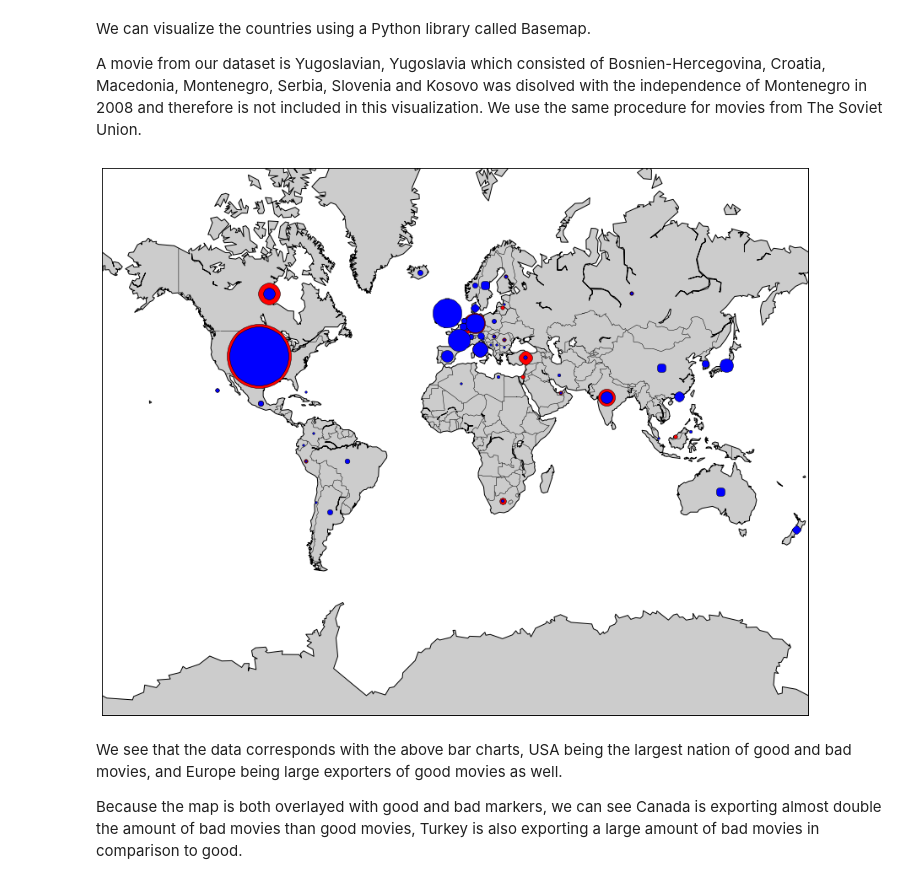
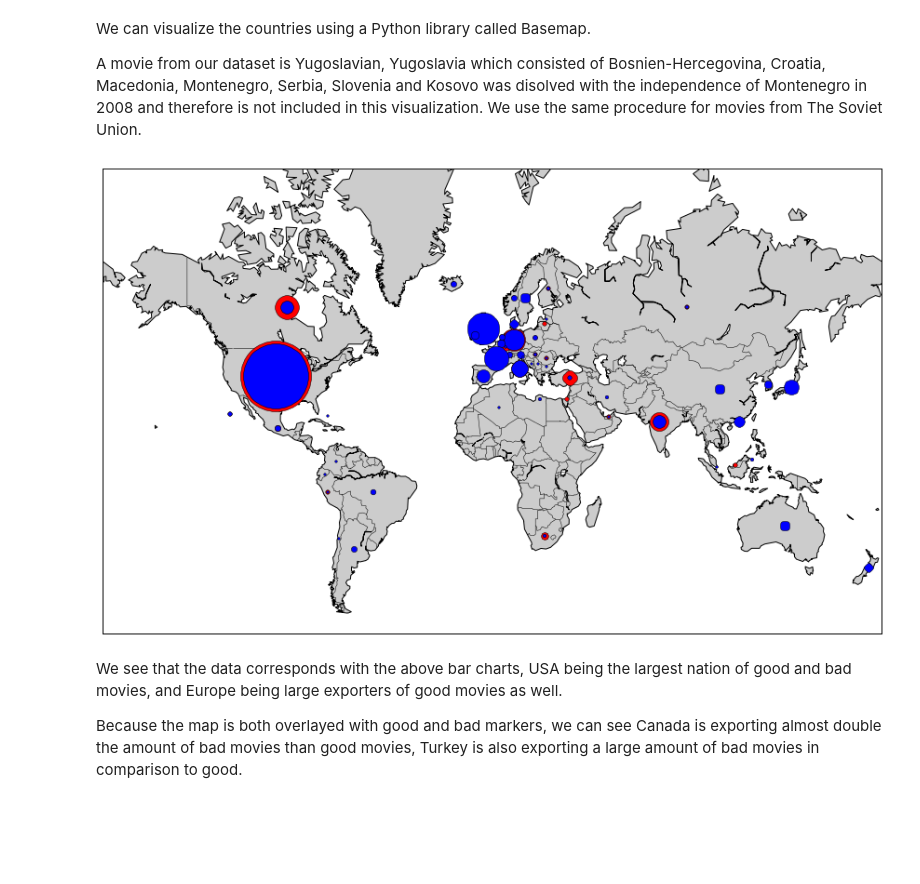
Before and after one commit to syre/social-data-analysis-and-visualization, a Jupyter notebook: Project Assignment B/Project Assignment B.ipynb, the cells around one changed output. Saved outputs shown, nothing was run; the diff lists cells and outputs as text; code cells hidden in the pictures; blank space fills up the shorter version.

```diff
--- a/Project Assignment B/Project Assignment B.ipynb
+++ b/Project Assignment B/Project Assignment B.ipynb
@@ -378,7 +378,7 @@ import numpy as np
 import math
 
 plt.figure(figsize=(15, 15))
-map = Basemap(projection='merc',llcrnrlat=-80,urcrnrlat=80, llcrnrlon=-180,urcrnrlon=180,lat_ts=20,resolution='c')
+map = Basemap(projection='merc',llcrnrlat=-60,urcrnrlat=80, llcrnrlon=-180,urcrnrlon=180,lat_ts=20,resolution='c')
 country_to_latlng = {"USA":(40,-100),
                      "Peru":(-10,-76),
                      "Russia":(60,90),
@@ -429,34 +429,34 @@ country_to_latlng = {"USA":(40,-100),
                      "Colombia":(4,-72),
                      "Iceland":(65,-18),
                      "Slovenia":(46.07,14.49),
                      "Argentina":(-34,-64),
                      "Bulgaria":(43,25),
                      "Serbia":(44, 21),
                      "New Zealand":(-41,174),
                      "Ecuador":(-2,-77.30),
                      "Bosnia and Herzegovina":(44,18)
                      }
 FACTOR = 10
 for country in bad_countries_set:
     if country == "Yugoslavia" or country == "Federal Republic of Yugoslavia" or country == "Soviet Union":
         continue
     x, y = map(country_to_latlng[country][1], country_to_latlng[country][0])
     map.plot(x, y, "ro", markersize = FACTOR*math.sqrt((bad_countries.count(country)/len(bad_countries))*100))
 
 for country in good_countries_set:
     if country == "Yugoslavia" or country == "Federal Republic of Yugoslavia" or country == "Soviet Union":
         continue
     x, y = map(country_to_latlng[country][1], country_to_latlng[country][0])
     map.plot(x, y, "bo", markersize = FACTOR*math.sqrt((good_countries.count(country)/len(good_countries))*100))
 
 map.drawcoastlines()
 map.drawcountries()
 map.fillcontinents()
 map.drawmapboundary()
 
 plt.show()
 # %% [output]
-[figure, old version]
+[figure, new version]
 # %% [markdown]
 We see that the data corresponds with the above bar charts, USA being the largest nation of good and bad movies, and Europe being large exporters of good movies as well.
 
```
Also changed, not shown: parts of 11 cells of this notebook, 2 other files.
